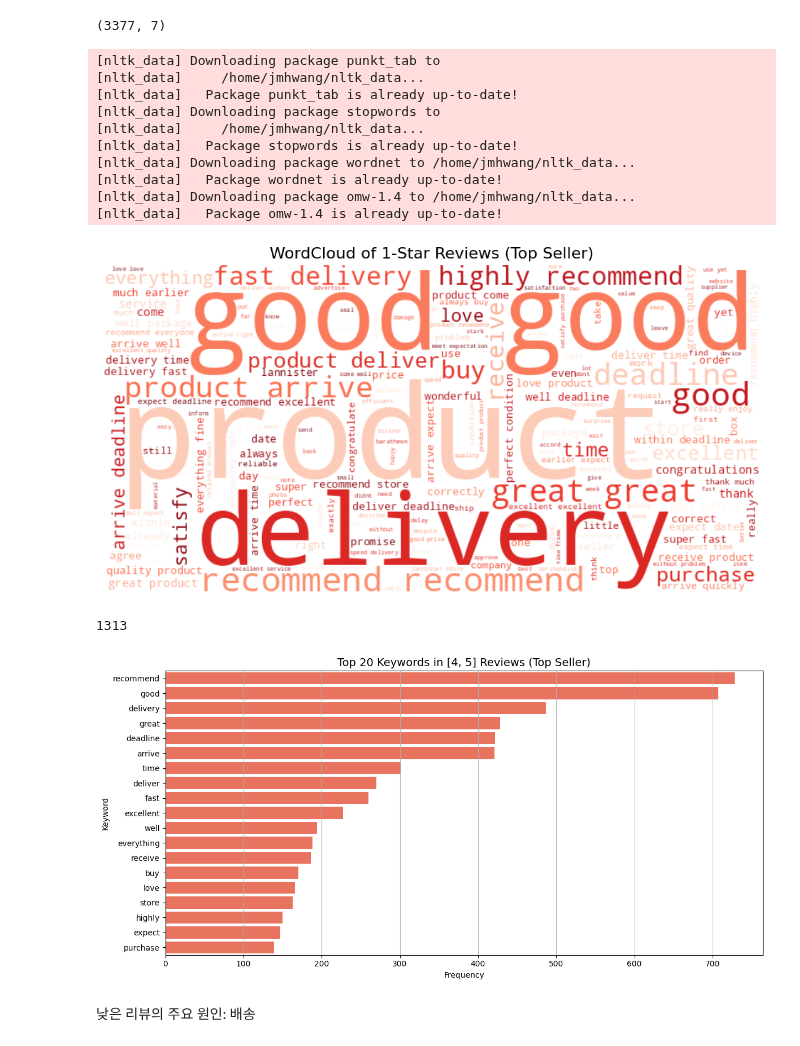
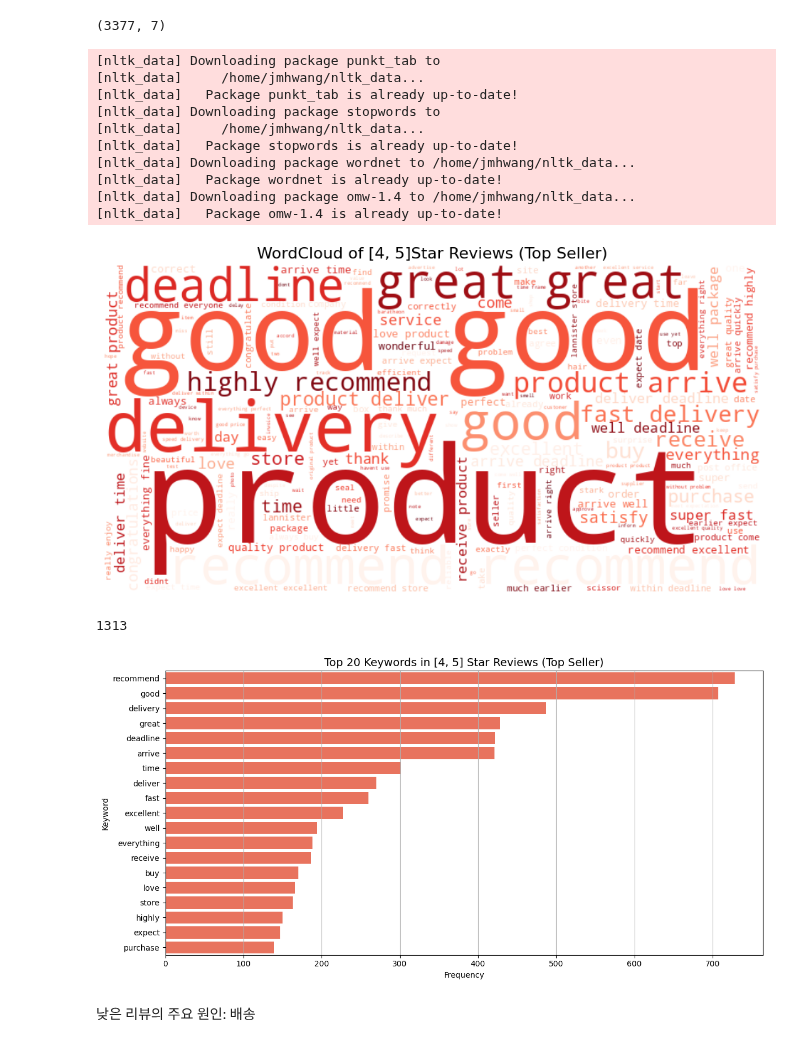
Before and after one commit to jmhwang-dev/e-commerce, a Jupyter notebook: notebooks/pandas/eda/low_rating_review_target_product.ipynb, the cells around one changed output. Saved outputs shown, nothing was run; the diff lists cells and outputs as text; code cells hidden in the pictures.

```diff
--- a/notebooks/pandas/eda/low_rating_review_target_product.ipynb
+++ b/notebooks/pandas/eda/low_rating_review_target_product.ipynb
@@ -110,35 +110,35 @@ def preprocess(text):
 
     return ' '.join(tokens)
 
 # Process text data
 text_corpus = target_review_comment['eng'].dropna().apply(preprocess).str.cat(sep=' ')
 
 # Generate word cloud
 wordcloud = WordCloud(
     width=800,
     height=400,
     background_color='white',
     colormap='Reds'
 ).generate(text_corpus)
 
 # Visualize
 plt.figure(figsize=(12, 6))
 plt.imshow(wordcloud, interpolation='bilinear')
 plt.axis('off')
-plt.title("WordCloud of 1-Star Reviews (Top Seller)", fontsize=16)
+plt.title(f"WordCloud of {TARGET_SCORE} Star Reviews (Top Seller)", fontsize=16)
 plt.show()
 # %% [output]
 [nltk_data] Downloading package punkt_tab to
 [nltk_data]     /home/jmhwang/nltk_data...
 [nltk_data]   Package punkt_tab is already up-to-date!
 [nltk_data] Downloading package stopwords to
 [nltk_data]     /home/jmhwang/nltk_data...
 [nltk_data]   Package stopwords is already up-to-date!
 [nltk_data] Downloading package wordnet to /home/jmhwang/nltk_data...
 [nltk_data]   Package wordnet is already up-to-date!
 [nltk_data] Downloading package omw-1.4 to /home/jmhwang/nltk_data...
 [nltk_data]   Package omw-1.4 is already up-to-date!
-[figure, old version]
+[figure, new version]
 # %%
 from collections import Counter
 
@@ -160,13 +160,13 @@ words, freqs = zip(*top_words)
 
 plt.figure(figsize=(12, 6))
 sns.barplot(x=list(freqs), y=list(words), color='tomato')  # 수평 막대
-plt.title(f"Top 20 Keywords in {TARGET_SCORE} Reviews (Top Seller)", fontsize=14)
+plt.title(f"Top 20 Keywords in {TARGET_SCORE} Stars Reviews (Top Seller)", fontsize=14)
 plt.xlabel("Frequency")
 plt.ylabel("Keyword")
 plt.grid(axis='x')
 plt.tight_layout()
 plt.show()
 # %% [output]
-[figure, old version]
+[figure, new version]
 # %% [markdown]
 낮은 리뷰의 주요 원인: 배송
```
